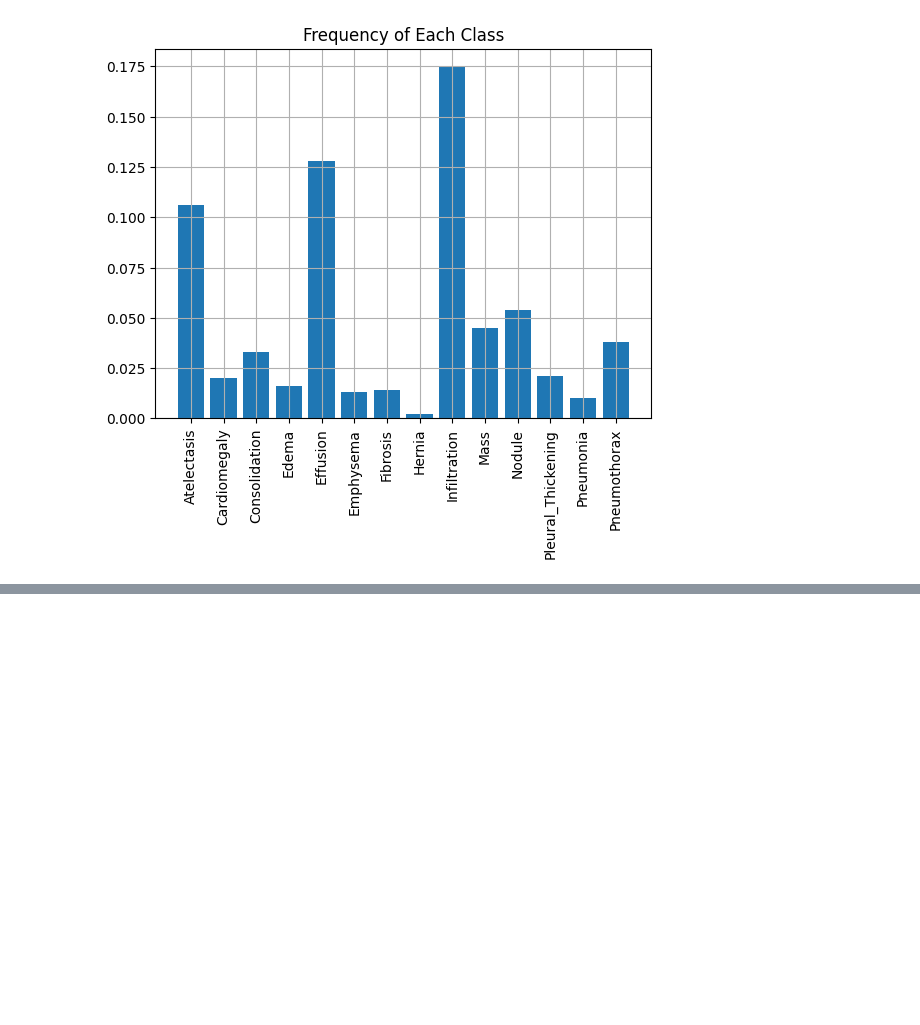
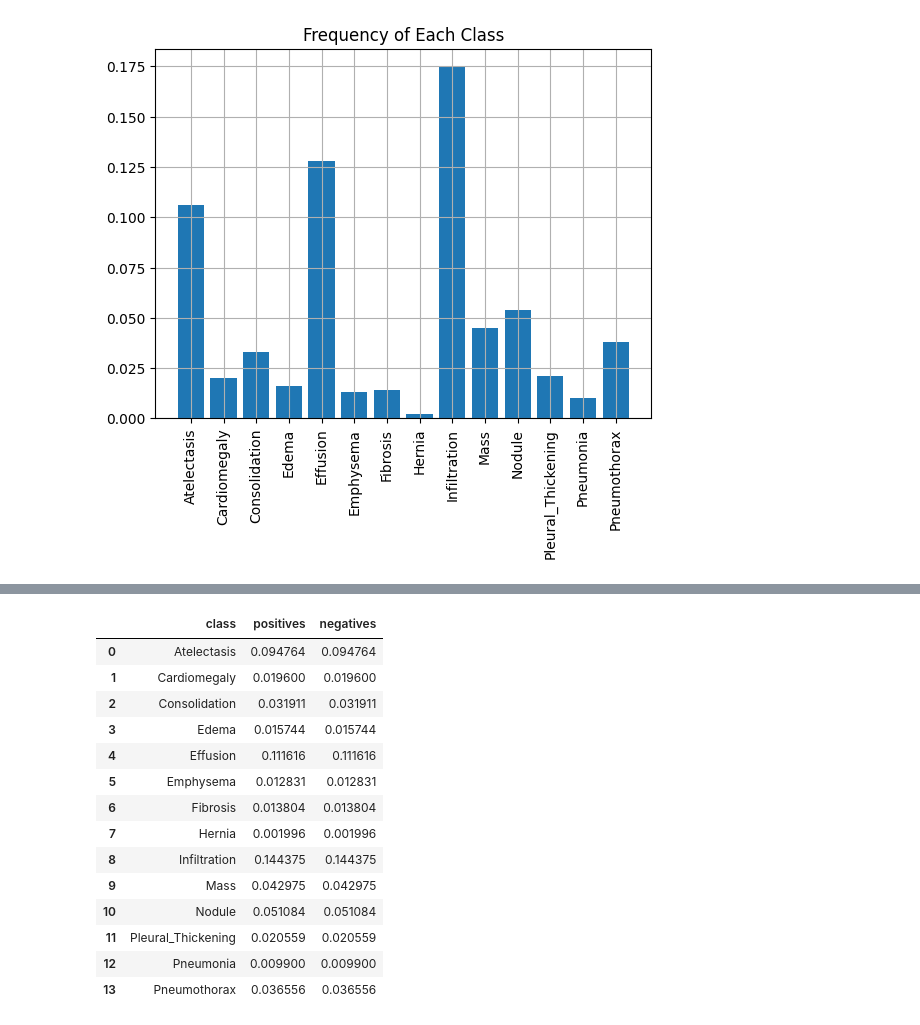
Before and after one commit to vivekpatel99/chest-x-ray-diagnosis-Multi-label-binary-classification, a Jupyter notebook: 02_model_training.ipynb, the cells around one changed output, grey strips where cells are left out. Saved outputs shown, nothing was run; the diff lists cells and outputs as text; code cells hidden in the pictures; blank space fills up the shorter version.

```diff
--- a/02_model_training.ipynb
+++ b/02_model_training.ipynb
@@ -294,0 +430,20 @@ plt.show()
+# %%
+weighted_data_df = pd.DataFrame(list(pos_contirbution.items()), columns=['class', 'positives'])
+weighted_data_df['negatives'] = neg_contribution.values
+weighted_data_df
+# %% [output]
+|  | class | positives | negatives |
+| 0 | Atelectasis | 0.094764 | 0.094764 |
+| 1 | Cardiomegaly | 0.019600 | 0.019600 |
+| 2 | Consolidation | 0.031911 | 0.031911 |
+| 3 | Edema | 0.015744 | 0.015744 |
+| 4 | Effusion | 0.111616 | 0.111616 |
+| 5 | Emphysema | 0.012831 | 0.012831 |
+| 6 | Fibrosis | 0.013804 | 0.013804 |
+| 7 | Hernia | 0.001996 | 0.001996 |
+| 8 | Infiltration | 0.144375 | 0.144375 |
+| 9 | Mass | 0.042975 | 0.042975 |
+| 10 | Nodule | 0.051084 | 0.051084 |
+| 11 | Pleural_Thickening | 0.020559 | 0.020559 |
+| 12 | Pneumonia | 0.009900 | 0.009900 |
+| 13 | Pneumothorax | 0.036556 | 0.036556 |
```
Also changed, not shown: parts of 32 cells of this notebook, 6 other files.
